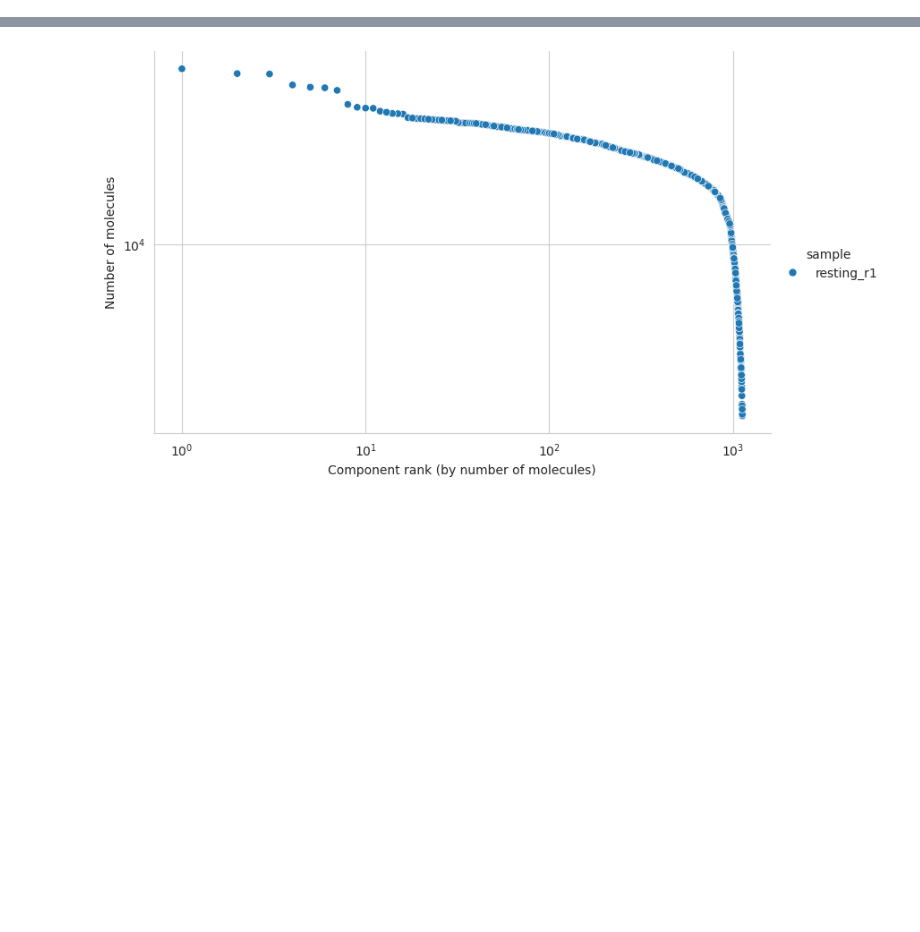
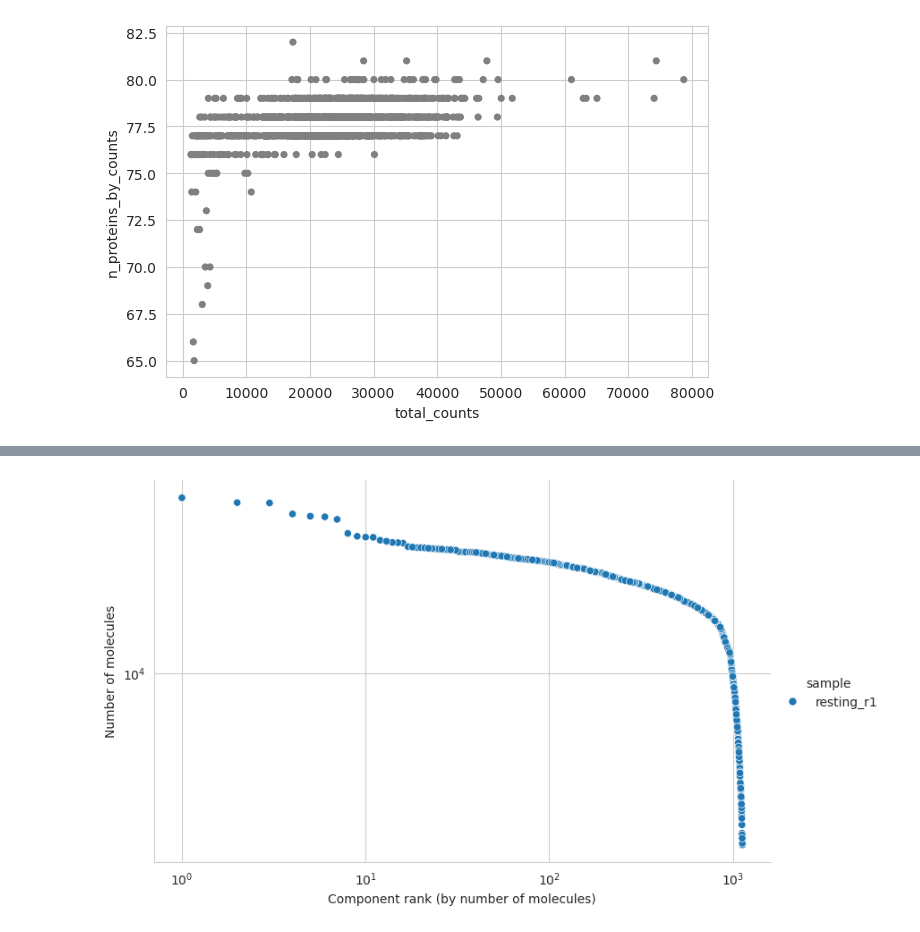
Before and after one commit to zhsegal/PxlgnProject, a Jupyter notebook: EDA.ipynb, the cells around one changed output, grey strips where cells are left out. Saved outputs shown, nothing was run; the diff lists cells and outputs as text; code cells hidden in the pictures; blank space fills up the shorter version.

```diff
--- a/EDA.ipynb
+++ b/EDA.ipynb
@@ -98,3 +78,7 @@ or by setting POLARS_ALLOW_FORKING_THREAD=1.
+# %%
+sc.pl.scatter(adata, "total_counts", "n_proteins_by_counts")
+# %% [output]
+[figure, added]
 # %%
 print(pg_data.adata)
 print(pg_data.adata.X)
```
Also changed, not shown: parts of 14 cells of this notebook.
